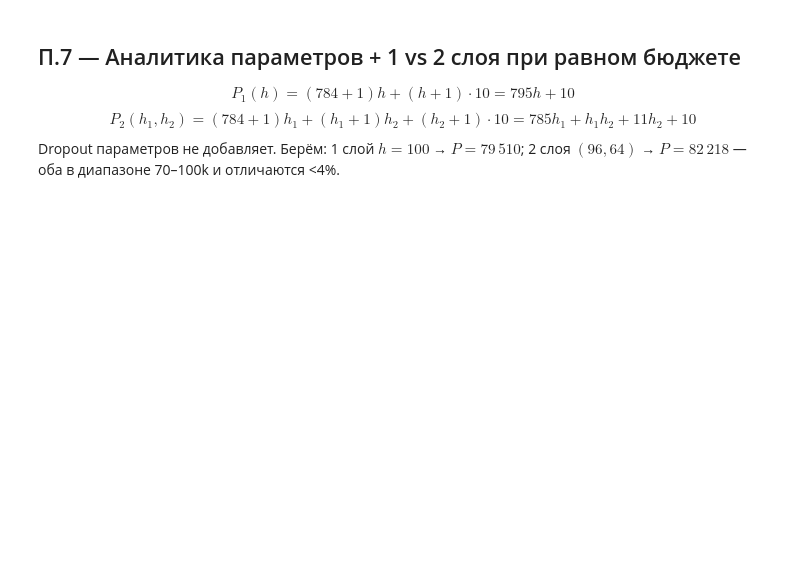
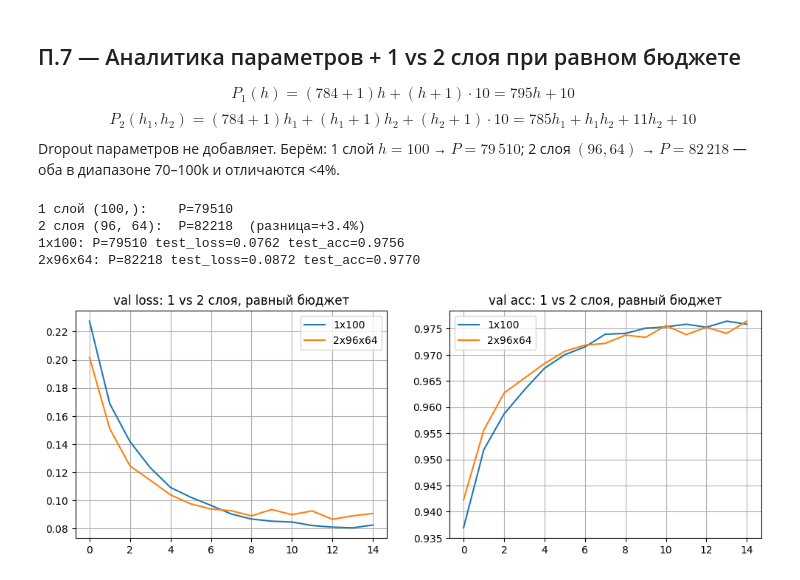
Before and after one commit to Darowiin/NNaDL, a Jupyter notebook: lab1_mlp_mnist.ipynb, the cells around one changed output. Cells and saved outputs as stored; diff of their text form; code cells hidden in the pictures; blank space fills up the shorter version.

```diff
--- a/lab1_mlp_mnist.ipynb
+++ b/lab1_mlp_mnist.ipynb
@@ -41,21 +7,0 @@ print('test ', x_test.shape, x_test.min(), x_test.max())
-# %%
-def build_mlp(hidden=(128,), dropout=0.2, input_dim=28 * 28, n_classes=10):
-    """hidden: tuple, напр. (128,) или (128, 64). dropout применяется после каждого скрытого слоя."""
-    model = keras.Sequential([layers.Input(shape=(input_dim,))])
-    for h in hidden:
-        model.add(layers.Dense(h, activation='relu'))
-        if dropout and dropout > 0:
-            model.add(layers.Dropout(dropout))
-    model.add(layers.Dense(n_classes, activation='softmax'))
-    model.compile(loss=keras.losses.SparseCategoricalCrossentropy(),
-                    optimizer='adam', metrics=['acc'])
-    return model
-
-def count_params(hidden, input_dim=28 * 28, n_classes=10):
-    """Аналитический подсчёт (см. п.7): сумма (fan_in+1)*fan_out по всем Dense-слоям."""
-    dims = [input_dim, *hidden, n_classes]
-    return sum((a + 1) * b for a, b in zip(dims[:-1], dims[1:]))
-
-m = build_mlp((128,), 0.2)
-m.summary()
-print('analytic:', count_params((128,)), '| keras:', m.count_params())
@@ -63,0 +50,21 @@ print('analytic:', count_params((128,)), '| keras:', m.count_params())
+# %%
+def build_mlp(hidden=(128,), dropout=0.2, input_dim=28 * 28, n_classes=10):
+    """hidden: tuple, напр. (128,) или (128, 64). dropout применяется после каждого скрытого слоя."""
+    model = keras.Sequential([layers.Input(shape=(input_dim,))])
+    for h in hidden:
+        model.add(layers.Dense(h, activation='relu'))
+        if dropout and dropout > 0:
+            model.add(layers.Dropout(dropout))
+    model.add(layers.Dense(n_classes, activation='softmax'))
+    model.compile(loss=keras.losses.SparseCategoricalCrossentropy(),
+                    optimizer='adam', metrics=['acc'])
+    return model
+
+def count_params(hidden, input_dim=28 * 28, n_classes=10):
+    """Аналитический подсчёт: сумма (fan_in+1)*fan_out по всем Dense-слоям."""
+    dims = [input_dim, *hidden, n_classes]
+    return sum((a + 1) * b for a, b in zip(dims[:-1], dims[1:]))
+
+m = build_mlp((128,), 0.2)
+m.summary()
+print('analytic:', count_params((128,)), '| keras:', m.count_params())
@@ -184,26 +264,30 @@ Dropout параметров не добавляет. Берём: 1 слой $h=
 # %%
 P1 = count_params((100,)); P2 = count_params((96, 64))
 print(f'1 слой (100,):    P={P1}')
 print(f'2 слоя (96, 64):  P={P2}  (разница={(P2 - P1) / P1:+.1%})')
 assert 70_000 <= P1 <= 100_000 and 70_000 <= P2 <= 100_000
 
 res = {}
 for name, hid in [('1x100', (100,)), ('2x96x64', (96, 64))]:
     tf.keras.backend.clear_session(); np.random.seed(SEED); tf.random.set_seed(SEED)
     mdl = build_mlp(hidden=hid, dropout=0.2)
     hh = mdl.fit(x_train_full, y_train_full, epochs=15, batch_size=128,
                  validation_split=0.2, verbose=0)
     lt, at = mdl.evaluate(x_test, y_test, verbose=0)
     res[name] = (hh.history, lt, at)
     print(f'{name}: P={mdl.count_params()} test_loss={lt:.4f} test_acc={at:.4f}')
 
 fig, ax = plt.subplots(1, 2, figsize=(12, 4))
 for name, (hh, _, _) in res.items():
     ax[0].plot(hh['val_loss'], label=name)
     ax[1].plot(hh['val_acc'], label=name)
 ax[0].set_title('val loss: 1 vs 2 слоя, равный бюджет'); ax[0].legend(); ax[0].grid(True)
 ax[1].set_title('val acc: 1 vs 2 слоя, равный бюджет'); ax[1].legend(); ax[1].grid(True)
 plt.show()
 (_, l1, a1), (_, l2, a2) = res['1x100'], res['2x96x64']
-print(f'Вывод: при равном бюджете (~80k) test_acc {a1:.4f} vs {a2:.4f} (разница {a2 - a1:+.4f}): '
-      'усложнение модели преимущества не дало, однослойной сети достаточно для MNIST.')
+# %% [output]
+1 слой (100,):    P=79510
+2 слоя (96, 64):  P=82218  (разница=+3.4%)
+1x100: P=79510 test_loss=0.0762 test_acc=0.9756
+2x96x64: P=82218 test_loss=0.0872 test_acc=0.9770
+[figure, added]
```
Also changed, not shown: parts of 16 cells of this notebook, 3 other files.
